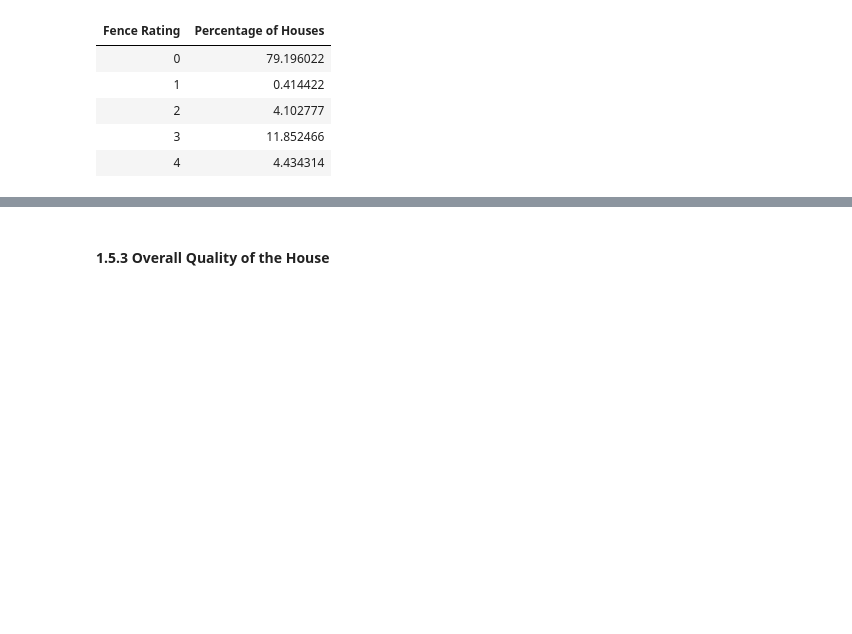
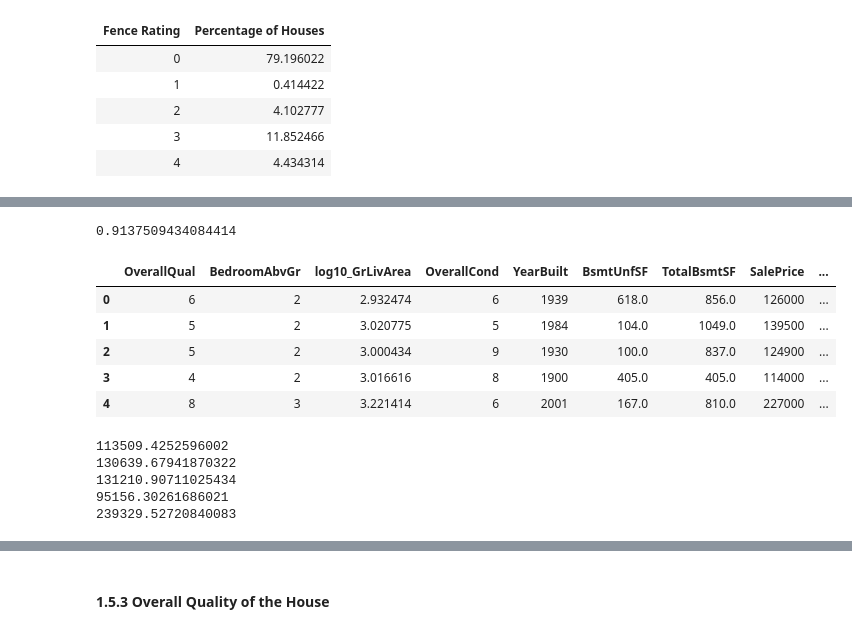
Before and after one commit to hikarinosenshi/ml_project, a Jupyter notebook: ariel/Feature Selection2.ipynb, the cells around one changed output, grey strips where cells are left out. Cells and saved outputs as stored; diff of their text form; code cells hidden in the pictures; blank space fills up the shorter version.

```diff
--- a/ariel/Feature Selection2.ipynb
+++ b/ariel/Feature Selection2.ipynb
@@ -818,3 +824,5 @@ df_fence.style.hide_index()
 | 2 | 4.102777 |
 | 3 | 11.852466 |
 | 4 | 4.434314 |
+# %%
+dataset['CostSquareFoot'] = dataset['SalePrice'] / dataset['GrLivArea']
@@ -820,0 +844,31 @@ df_fence.style.hide_index()
+# %%
+df_fence = pd.concat([dataset_encoded[['OverallQual', 'BedroomAbvGr', 'log10_GrLivArea', 'OverallCond',
+                                      'YearBuilt', 'BsmtUnfSF', 'TotalBsmtSF','SalePrice',
+                                      'log10_LotArea']],pd.get_dummies(dataset['Fence'])], axis=1)
+# %%
+# Model to evaluate roof material
+mlr_model_fence = LinearRegression()
+mlr_model_fence.fit(df_fence.drop(columns=['SalePrice']), np.log10(df_fence['SalePrice']))
+mlr_model_fence.score(df_fence.drop(columns=['SalePrice']), np.log10(df_fence['SalePrice']))
+# %% [output]
+0.9137509434084414
+# %%
+df_fence_test = df_fence.head(5)
+# %%
+df_fence_test
+# %% [output]
+|  | OverallQual | BedroomAbvGr | log10_GrLivArea | OverallCond | YearBuilt | BsmtUnfSF | TotalBsmtSF | SalePrice | ... |
+| 0 | 6 | 2 | 2.932474 | 6 | 1939 | 618.0 | 856.0 | 126000 | ... |
+| 1 | 5 | 2 | 3.020775 | 5 | 1984 | 104.0 | 1049.0 | 139500 | ... |
+| 2 | 5 | 2 | 3.000434 | 9 | 1930 | 100.0 | 837.0 | 124900 | ... |
+| 3 | 4 | 2 | 3.016616 | 8 | 1900 | 405.0 | 405.0 | 114000 | ... |
+| 4 | 8 | 3 | 3.221414 | 6 | 2001 | 167.0 | 810.0 | 227000 | ... |
+# %%
+for i in mlr_model_fence.predict(df_fence_test.drop(columns=['SalePrice'])):
+    print(10**i)
+# %% [output]
+113509.4252596002
+130639.67941870322
+131210.90711025434
+95156.30261686021
+239329.52720840083
```
Also changed, not shown: parts of 36 cells of this notebook, 1 other file.
